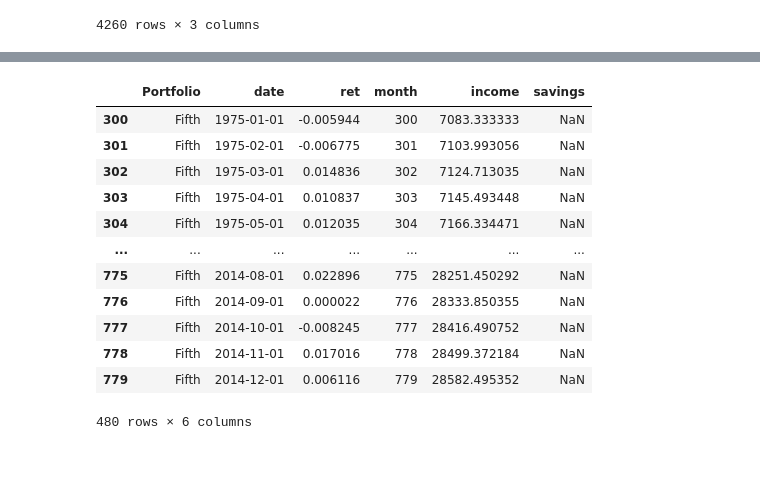
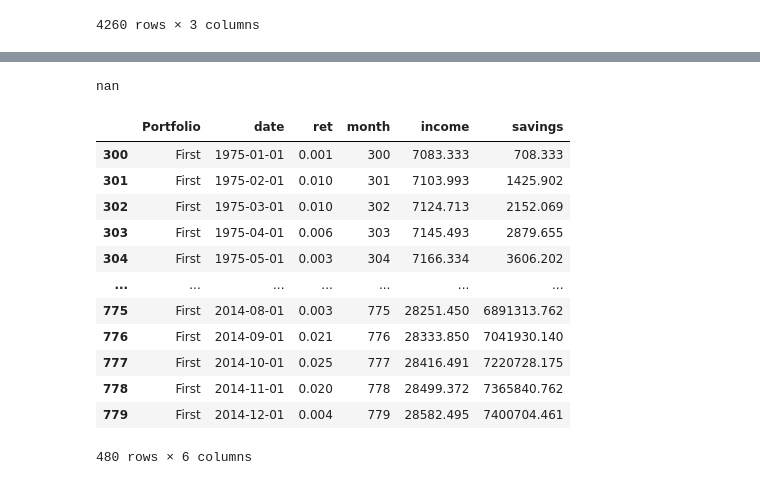
Before and after one commit to justinreed23/Older-Smarter-Richer, a Jupyter notebook: dev/creatingStuff.ipynb, the cells around one changed output, grey strips where cells are left out. Cells and saved outputs as stored; diff of their text form; code cells hidden in the pictures.

Commit message:
more work on calculating savings

```diff
--- a/dev/creatingStuff.ipynb
+++ b/dev/creatingStuff.ipynb
@@ -4,11 +4,14 @@ import pandas as pd
 import random
 import numpy as np
 import seaborn as sns
+
+# Set display format to avoid scientific notation
+pd.set_option('display.float_format', lambda x: '%.3f' % x)
 # %%
 rng = np.random.default_rng(123)
 
 start_year = 1950
-end_year = 2020
+end_year = 2050
 portfolios = ["First", "Second", "Third", "Fourth", "Fifth"]
 portfolios_list = []
 dates_list = []
@@ -100,2 +89,0 @@ for t in fake_returns.index[month_start_savings:month_retirement_start]:
-# %%
-fake_returns['savings'] = fake_returns.groupby('Portfolio')['ret']
@@ -151,0 +90,20 @@ test_df = fake_returns.groupby('Portfolio').apply(calculate_savings).reset_index
+# %%
+fake_returns['savings'] = 0.0
+
+for portfolio in fake_returns['Portfolio'].unique():
+    # Filter the DataFrame by portfolio
+    portfolio_data = fake_returns[fake_returns['Portfolio'] == portfolio]
+
+    # Initialize previous savings
+    previous_savings = 0
+
+    # Iterate through each row in the portfolio data
+    for index, row in portfolio_data.iterrows():
+        if pd.isna(row['income']):
+            current_savings = previous_savings * (1 + row['ret'])
+            fake_returns.at[index, 'savings'] = current_savings
+        else:
+            current_savings = save_rate * row['income'] + previous_savings * (1 + row['ret'])
+            fake_returns.at[index, 'savings'] = current_savings
+        # Update previous savings
+        previous_savings = current_savings
@@ -152,16 +126,20 @@ test_df = fake_returns.groupby('Portfolio').apply(calculate_savings).reset_index
+# %%
+print(5+current_savings)
+# %% [output]
+nan
 # %%
-test_df.iloc[month_start_savings:month_retirement_start]
+fake_returns.iloc[month_start_savings:month_retirement_start]
 # %% [output]
 |  | Portfolio | date | ret | month | income | savings |
-| 300 | Fifth | 1975-01-01 | -0.005944 | 300 | 7083.333333 | NaN |
-| 301 | Fifth | 1975-02-01 | -0.006775 | 301 | 7103.993056 | NaN |
-| 302 | Fifth | 1975-03-01 | 0.014836 | 302 | 7124.713035 | NaN |
-| 303 | Fifth | 1975-04-01 | 0.010837 | 303 | 7145.493448 | NaN |
-| 304 | Fifth | 1975-05-01 | 0.012035 | 304 | 7166.334471 | NaN |
+| 300 | First | 1975-01-01 | 0.001 | 300 | 7083.333 | 708.333 |
+| 301 | First | 1975-02-01 | 0.010 | 301 | 7103.993 | 1425.902 |
+| 302 | First | 1975-03-01 | 0.010 | 302 | 7124.713 | 2152.069 |
+| 303 | First | 1975-04-01 | 0.006 | 303 | 7145.493 | 2879.655 |
+| 304 | First | 1975-05-01 | 0.003 | 304 | 7166.334 | 3606.202 |
 | ... | ... | ... | ... | ... | ... | ... |
-| 775 | Fifth | 2014-08-01 | 0.022896 | 775 | 28251.450292 | NaN |
-| 776 | Fifth | 2014-09-01 | 0.000022 | 776 | 28333.850355 | NaN |
-| 777 | Fifth | 2014-10-01 | -0.008245 | 777 | 28416.490752 | NaN |
-| 778 | Fifth | 2014-11-01 | 0.017016 | 778 | 28499.372184 | NaN |
-| 779 | Fifth | 2014-12-01 | 0.006116 | 779 | 28582.495352 | NaN |
+| 775 | First | 2014-08-01 | 0.003 | 775 | 28251.450 | 6891313.762 |
+| 776 | First | 2014-09-01 | 0.021 | 776 | 28333.850 | 7041930.140 |
+| 777 | First | 2014-10-01 | 0.025 | 777 | 28416.491 | 7220728.175 |
+| 778 | First | 2014-11-01 | 0.020 | 778 | 28499.372 | 7365840.762 |
+| 779 | First | 2014-12-01 | 0.004 | 779 | 28582.495 | 7400704.461 |
 480 rows × 6 columns
```
Also changed, not shown: parts of 8 cells of this notebook.
